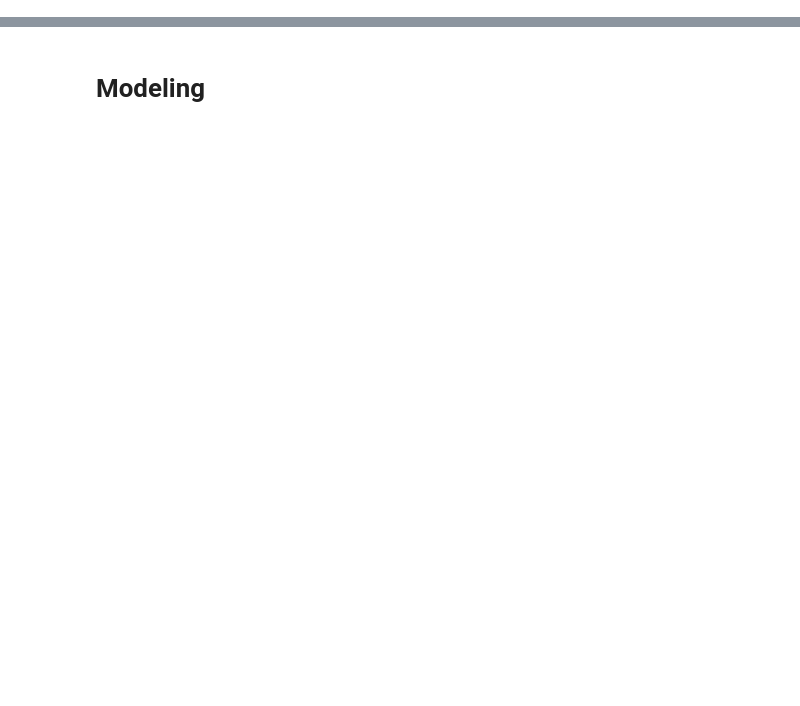
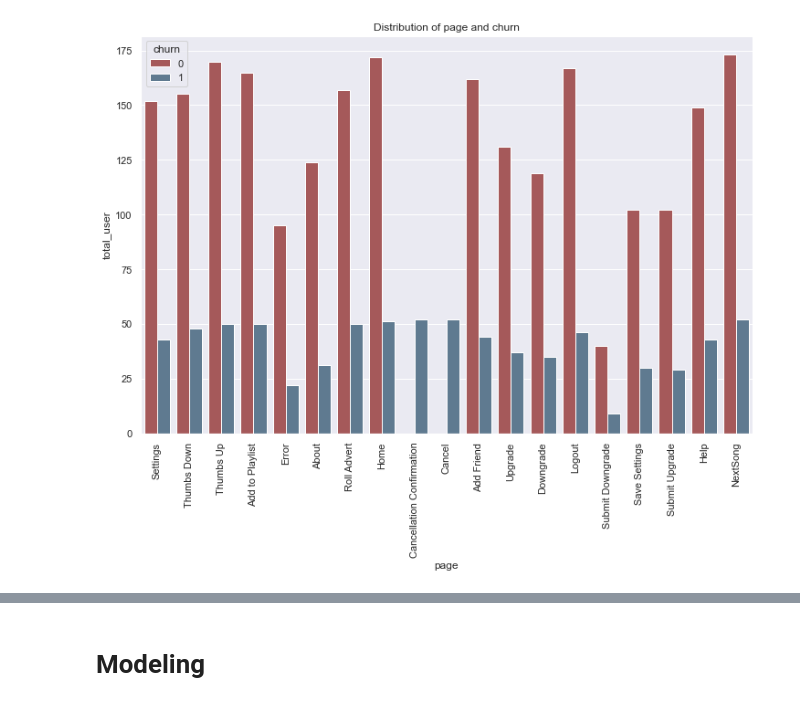
Before and after one commit to peterle93/Customer-Churn-Prediction-with-Spark, a Jupyter notebook: Sparkify.ipynb, the cells around one changed output, grey strips where cells are left out. Saved outputs shown, nothing was run; the diff lists cells and outputs as text; code cells hidden in the pictures; blank space fills up the shorter version.

```diff
--- a/Sparkify.ipynb
+++ b/Sparkify.ipynb
@@ -1486,0 +55,6 @@ transformed_event = count_artist.join(binarize_gender, "userId", "outer") \
+# %%
+# Create a Spark session
+spark = SparkSession \
+    .builder \
+    .appName('Sparkify') \
+    .getOrCreate()
@@ -1486,0 +315,11 @@ transformed_event = count_artist.join(binarize_gender, "userId", "outer") \
+# %%
+fig, ax = plt.subplots(figsize=(8, 12))
+plt.title("Churn vs Total User in Location", fontsize=14)
+sns.set_color_codes("pastel")
+sns.barplot(x="total_user", y="location", data=merge_df, ax=ax,
+            label="total_user",color="b")
+
+sns.set_color_codes("muted")
+sns.barplot(x="churn_user", y="location", data=merge_df, ax=ax,
+            label="churn_user",color="b")
+ax.legend(ncol=2, loc="lower right", frameon=True)
@@ -1486,0 +413,6 @@ transformed_event = count_artist.join(binarize_gender, "userId", "outer") \
+# %%
+sns_barplot_text(x="page", y="total_user", data=page_churn_df, hue="churn",
+                 title="Distribution of page and churn", percentage=False,
+                 text=False, figsize=(12, 8))
+# %% [output]
+[figure, added]
```
Also changed, not shown: parts of 299 cells of this notebook.
